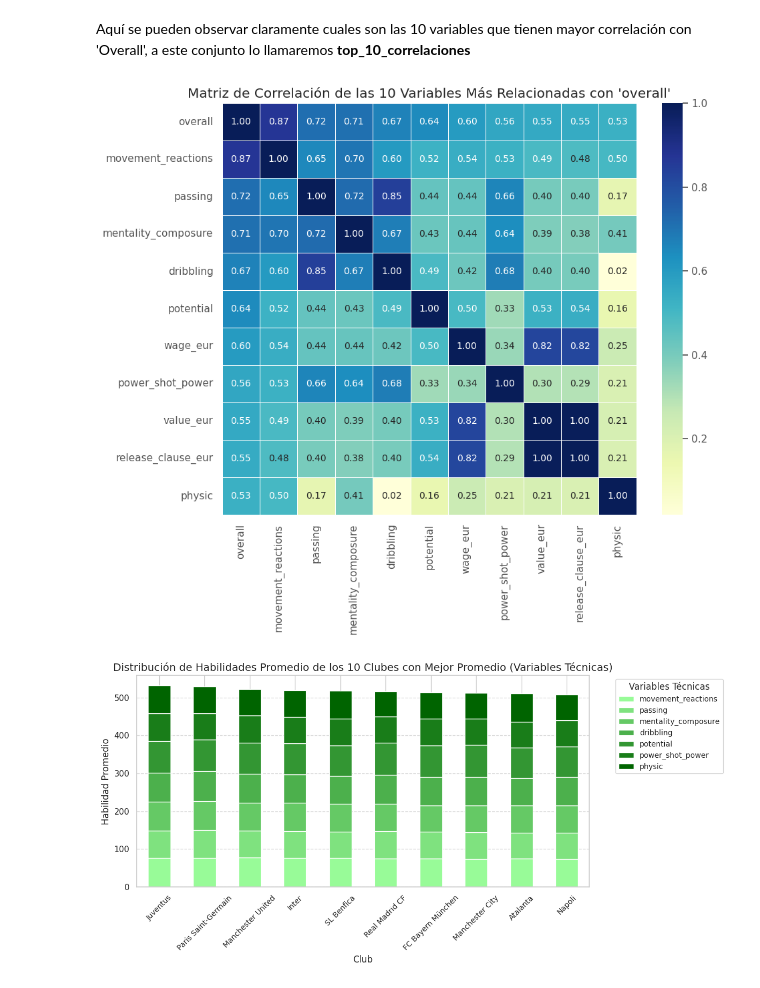
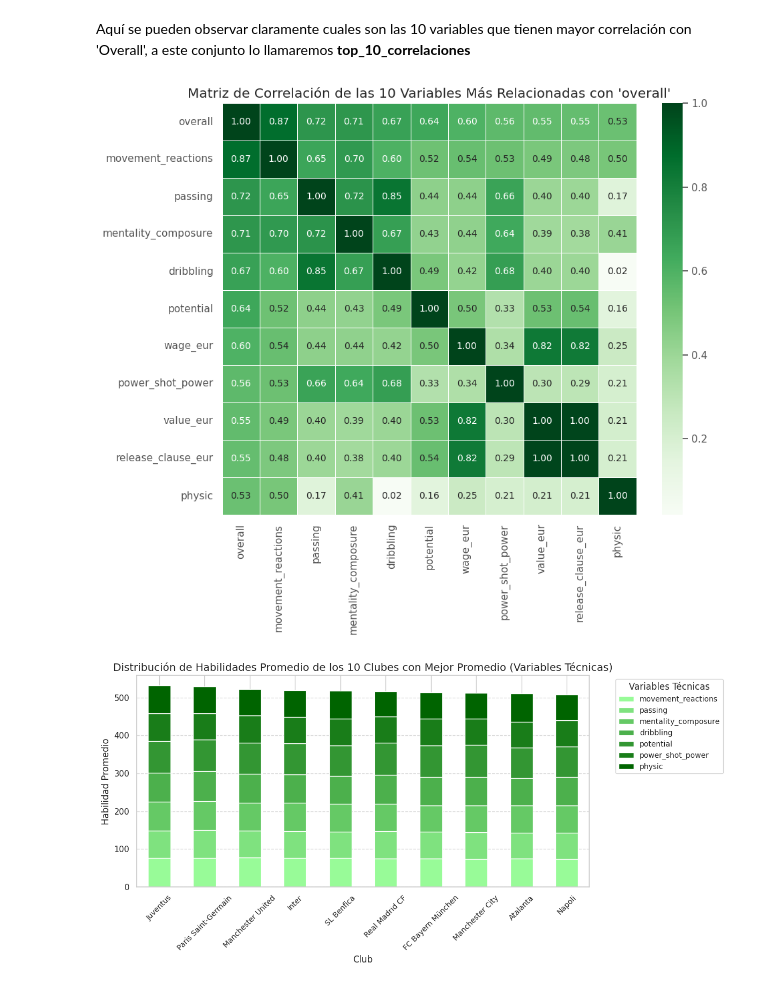
Before and after one commit to merniesgugh/Coderhouse_DS_2, a Jupyter notebook: Primera_Entrega_Proyecto_DS_2_Gustavo_Mernies.ipynb, the cells around one changed output. Cells and saved outputs as stored; diff of their text form; code cells hidden in the pictures.

```diff
--- a/Primera_Entrega_Proyecto_DS_2_Gustavo_Mernies.ipynb
+++ b/Primera_Entrega_Proyecto_DS_2_Gustavo_Mernies.ipynb
@@ -847,19 +847,19 @@ Aquí se pueden observar claramente cuales son las 10 variables que tienen mayor
 # %%
 # Crear una matriz de correlación para estas variables y 'overall'
 variables_interes = ['overall'] + list(top_10_correlaciones.index)
 matriz_correlacion = df_numerico[variables_interes].corr()
 
-# Crear un gráfico de calor para la matriz de correlación con la nueva paleta de colores
+# Crear un gráfico de calor para la matriz de correlación con la nueva paleta de colores verdes
 plt.figure(figsize=(10, 8))
-sns.heatmap(matriz_correlacion, annot=True, cmap="YlGnBu", fmt=".2f", linewidths=0.5)
+sns.heatmap(matriz_correlacion, annot=True, cmap="Greens", fmt=".2f", linewidths=0.5)
 
 # Título del gráfico
 plt.title("Matriz de Correlación de las 10 Variables Más Relacionadas con 'overall'")
 
 # Mostrar el gráfico
 plt.show()
 # %% [output]
-[figure, old version]
+[figure, new version]
 # %%
 # Suponiendo que 'df' es tu DataFrame y ya ha sido cargado
 
```
